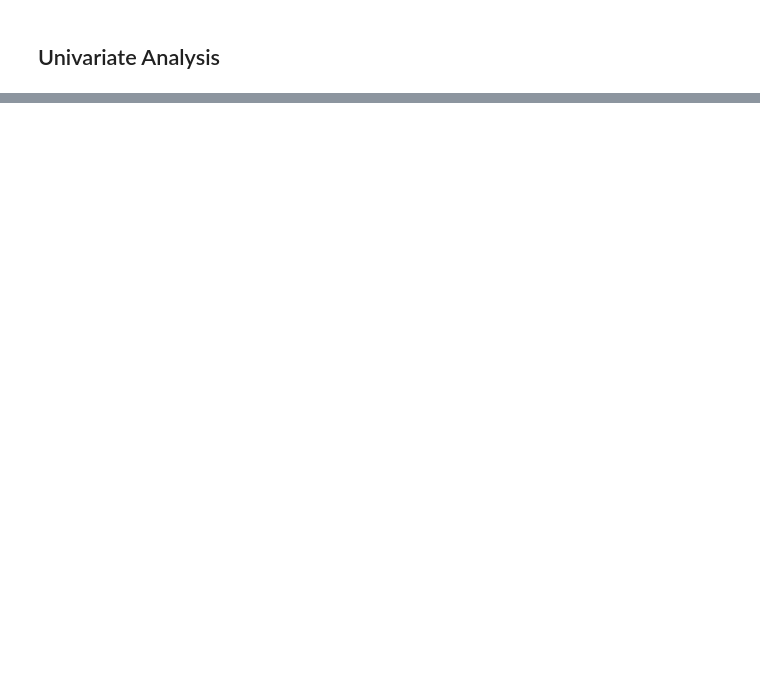
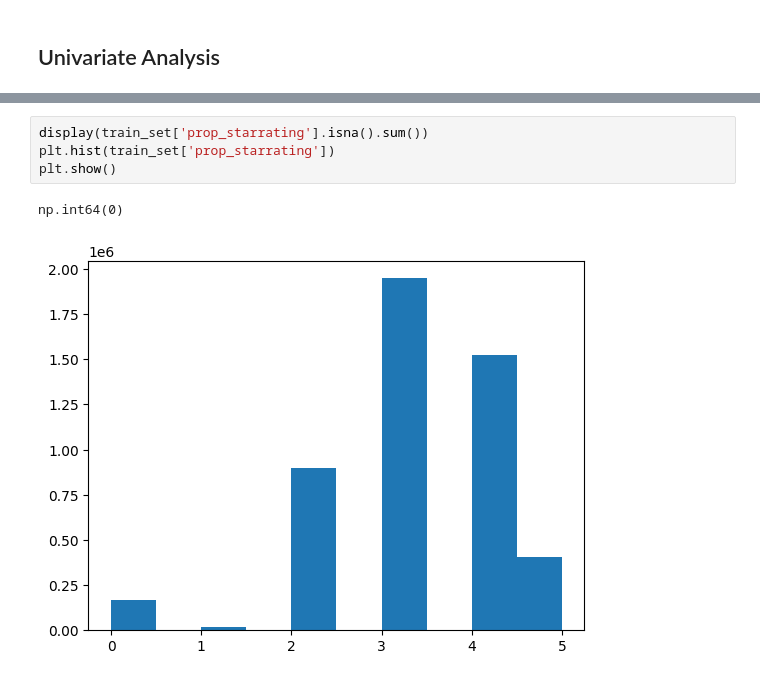
Before and after one commit to L42-AI/dmt-2, a Jupyter notebook: src/notebooks/eda.ipynb, the cells around one changed output, grey strips where cells are left out. Saved outputs shown, nothing was run; the diff lists cells and outputs as text; blank space fills up the shorter version.

```diff
--- a/src/notebooks/eda.ipynb
+++ b/src/notebooks/eda.ipynb
@@ -148,0 +181,7 @@ Thankfully all searches seem to have resulted in at least 5 properties, the eval
+# %%
+display(train_set['prop_starrating'].isna().sum())
+plt.hist(train_set['prop_starrating'])
+plt.show()
+# %% [output]
+np.int64(0)
+[figure, added]
```
Also changed, not shown: parts of 3 cells of this notebook, 1 other file.
